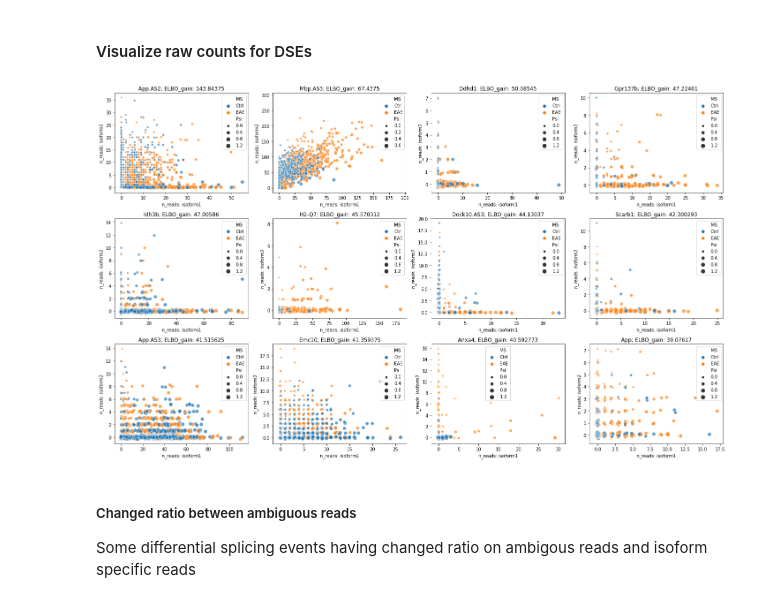
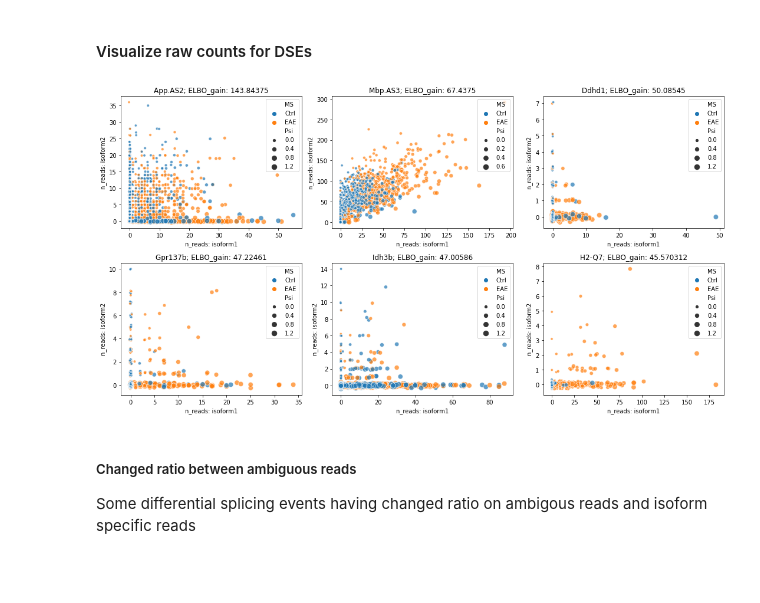
Before and after one commit to huangyh09/brie-tutorials, a Jupyter notebook: msEAE/brie2_msEAE.ipynb, the cells around one changed output. Drawn from its saved outputs; the diff is of its cells as text; code cells hidden in the pictures; blank space fills up the shorter version.

```diff
--- a/msEAE/brie2_msEAE.ipynb
+++ b/msEAE/brie2_msEAE.ipynb
@@ -76,6 +78,11 @@ Change gene index from Ensemebl id to gene name
 adata.var['old_index'] = adata.var.index
 new_index = [adata.var.GeneName[i] + adata.var.GeneID[i][18:] for i in range(adata.shape[1])]
 adata.var.index = new_index
+# %%
+# if the index is bytes, change it to str
+
+adata.var.index = [x.decode('utf-8') if type(x) == bytes else x for x in adata.var.index]
+adata.obs.index = [x.decode('utf-8') if type(x) == bytes else x for x in adata.obs.index]
 # %% [markdown]
 Add the cell annotations from input covariates
 # %%
@@ -106,13 +113,13 @@ array(['isEAE', 'isCD1'], dtype=object)
 # %%
 rank_idx = np.argsort(adata.varm['ELBO_gain'][:, 0])[::-1]
 
-fig = plt.figure(figsize=(20, 12))
-brie.pl.counts(adata, genes=list(adata.var.index[rank_idx[:12]]),
-               color='MS', add_val='ELBO_gain', nrow=3, alpha=0.7)
+fig = plt.figure(figsize=(15, 8))
+brie.pl.counts(adata, genes=list(adata.var.index[rank_idx[:6]]),
+               color='MS', add_val='ELBO_gain', ncol=3, alpha=0.7)
 # fig.savefig(dat_dir + '../../figures/fig_s8_counts.png', dpi=300, bbox_inches='tight')
 plt.show()
 # %% [output]
-[figure, old version]
+[figure, new version]
 # %% [markdown]
 ##### Changed ratio between ambiguous reads
 Some differential splicing events having changed ratio on ambigous reads and isoform specific reads
```
Also changed, not shown: parts of 16 cells of this notebook, 3 other files.
